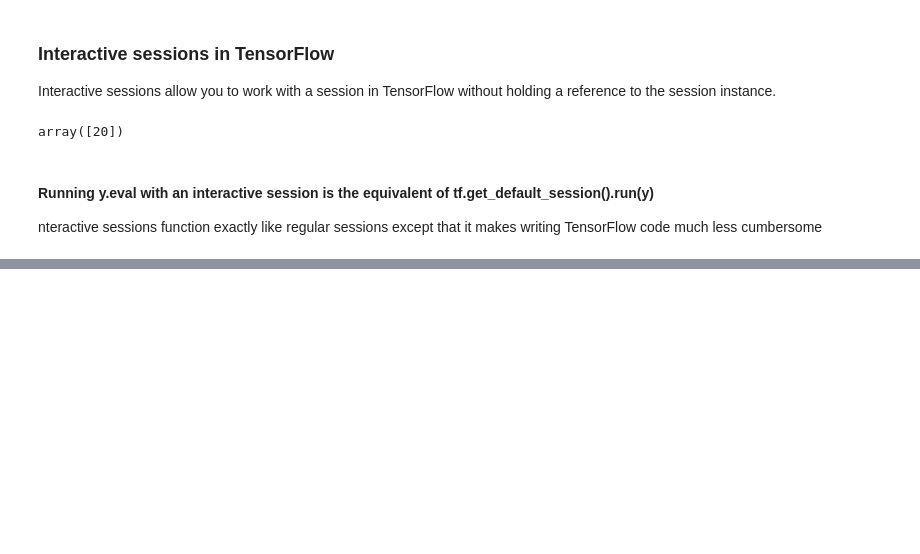
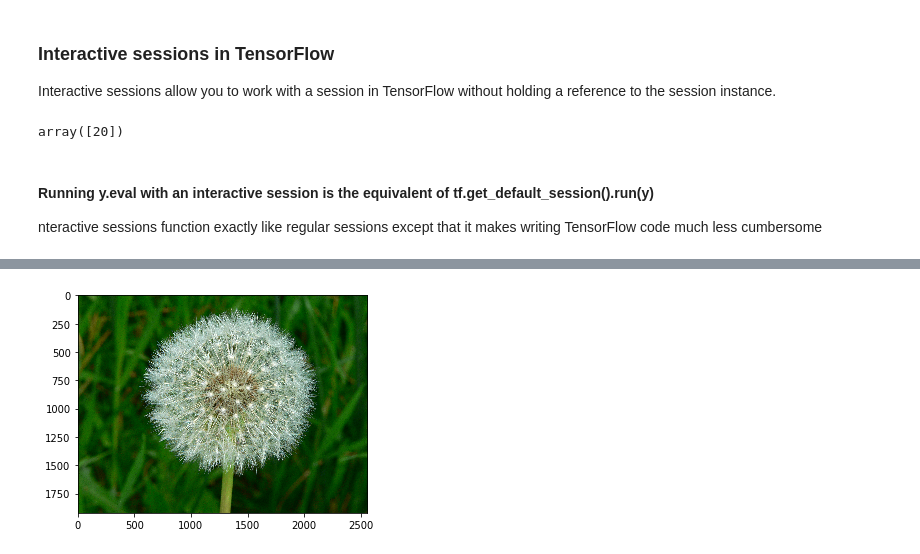
Before and after one commit to veshitala/Tensorflow-101, a Jupyter notebook: Tensor flow starting.ipynb, the cells around one changed output, grey strips where cells are left out. Saved outputs shown, nothing was run; the diff lists cells and outputs as text; code cells hidden in the pictures; blank space fills up the shorter version.

Commit message:
upto modification of images

```diff
--- a/Tensor flow starting.ipynb
+++ b/Tensor flow starting.ipynb
@@ -549,0 +559,4 @@ This was a quick overview of linear regression implemented in TensorFlow for the
+# %%
+filename = "./Dendelion.JPG"
+# %%
+image  = mp_image.imread(filename)  ##The image variable holds the resultant image as a NumPy array
@@ -549,0 +587,5 @@ This was a quick overview of linear regression implemented in TensorFlow for the
+# %%
+plt.imshow(image)
+plt.show()
+# %% [output]
+[figure, added]
```
Also changed, not shown: parts of 13 cells of this notebook, 5 other files.
